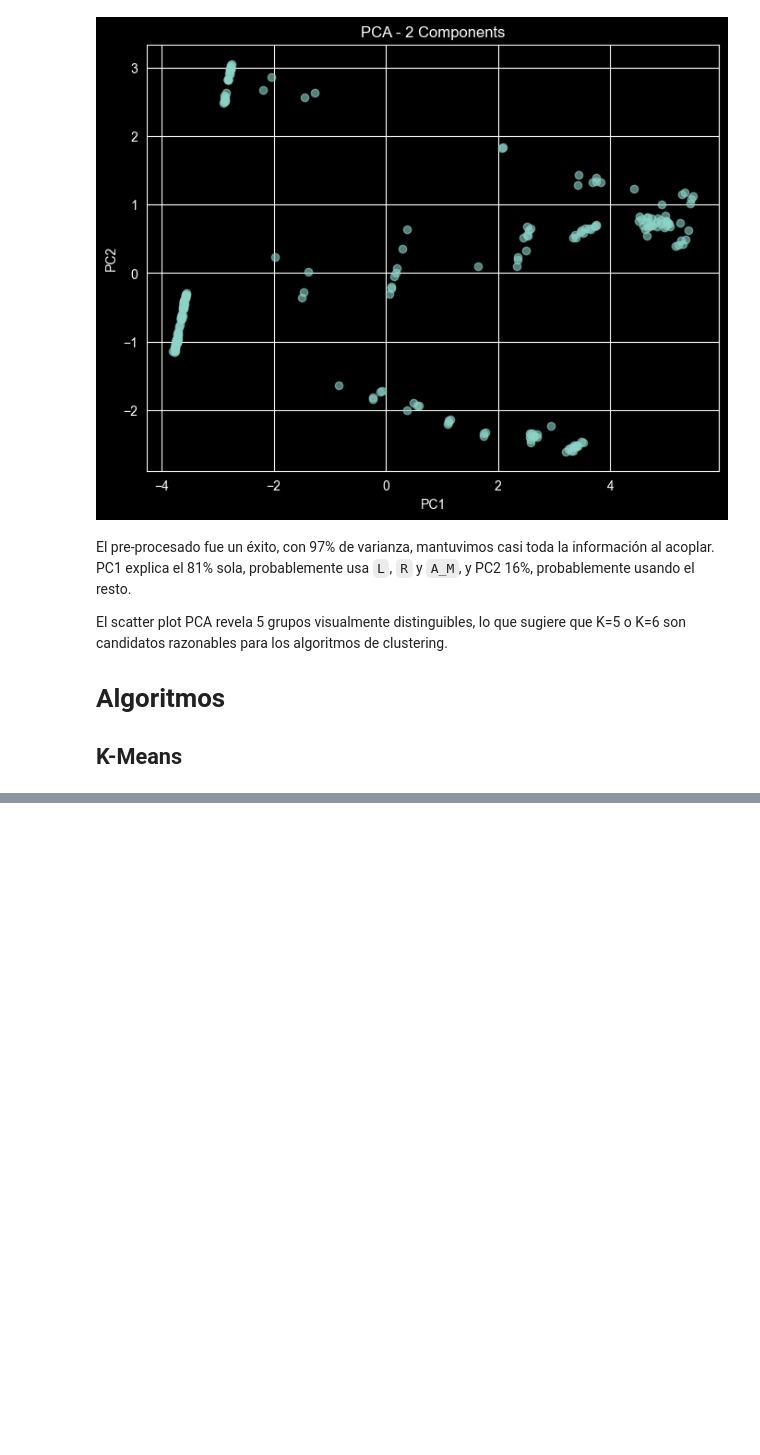
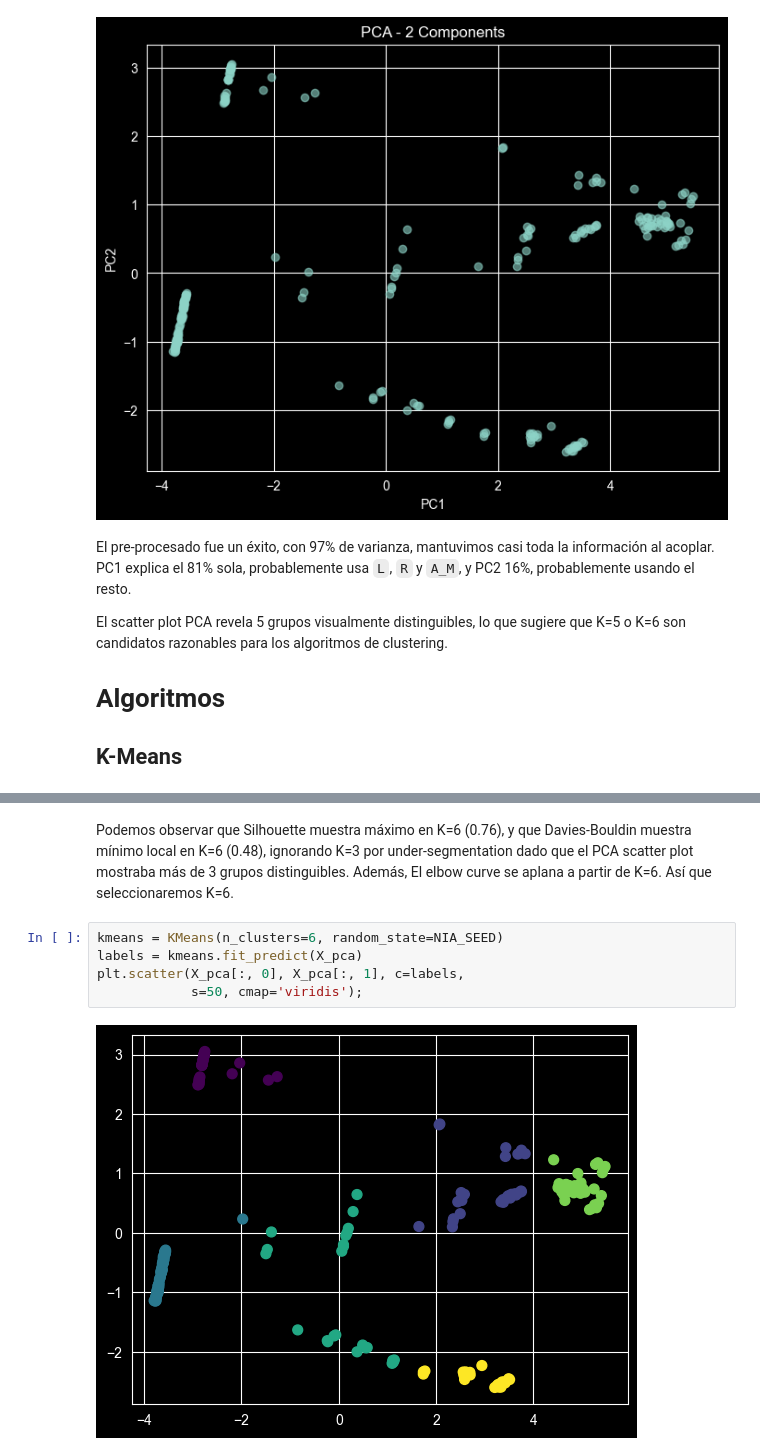
Before and after one commit to mathiasaiva/clustering_practice, a Jupyter notebook: notebooks/clustering.ipynb, the cells around one changed output, grey strips where cells are left out. Saved outputs shown, nothing was run; the diff lists cells and outputs as text; blank space fills up the shorter version.

```diff
--- a/notebooks/clustering.ipynb
+++ b/notebooks/clustering.ipynb
@@ -411,0 +448,9 @@ El scatter plot PCA revela 5 grupos visualmente distinguibles, lo que sugiere qu
+# %% [markdown]
+Podemos observar que Silhouette muestra máximo en K=6 (0.76), y que Davies-Bouldin muestra mínimo local en K=6 (0.48), ignorando K=3 por under-segmentation dado que el PCA scatter plot mostraba más de 3 grupos distinguibles. Además, El elbow curve se aplana a partir de K=6. Así que seleccionaremos K=6.
+# %%
+kmeans = KMeans(n_clusters=6, random_state=NIA_SEED)
+labels = kmeans.fit_predict(X_pca)
+plt.scatter(X_pca[:, 0], X_pca[:, 1], c=labels,
+            s=50, cmap='viridis');
+# %% [output]
+[figure, added]
```
Also changed, not shown: parts of 1 cell of this notebook.
